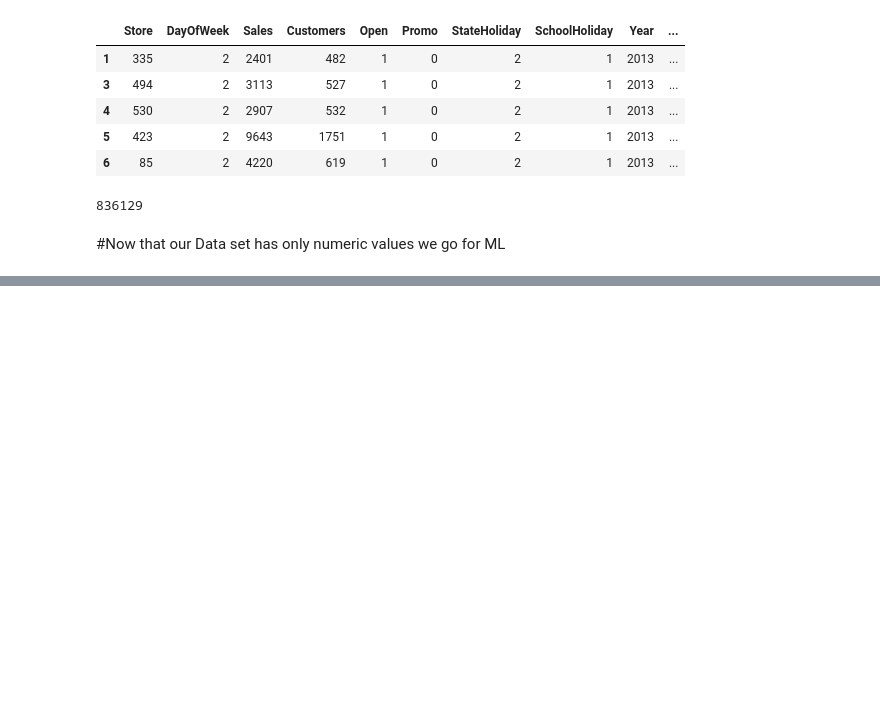
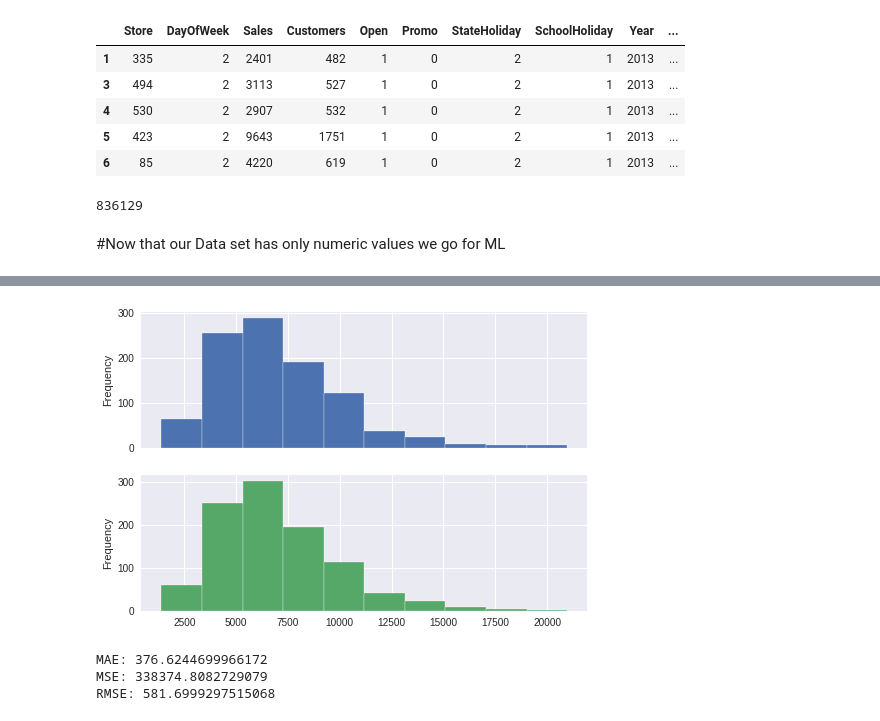
Before and after one commit to asim5800/Retail-Sales-Prediction, a Jupyter notebook: Asim_Rossmann_Sales_Prediction_Capstone_Project.ipynb, the cells around one changed output, grey strips where cells are left out. Cells and saved outputs as stored; diff of their text form; code cells hidden in the pictures; blank space fills up the shorter version.

```diff
--- a/Asim_Rossmann_Sales_Prediction_Capstone_Project.ipynb
+++ b/Asim_Rossmann_Sales_Prediction_Capstone_Project.ipynb
@@ -515,0 +682,8 @@ Name: Sales, Length: 642008, dtype: int64
+# %%
+import matplotlib as mpl
+mpl.rcParams['agg.path.chunksize'] = 10000
+# %%
+visual_sample = predictions[:1000]
+visual_sample1 = y_test[:1000]
+
+dataset = pd.DataFrame({'real': visual_sample1, 'pred': list(visual_sample)}, columns=['real', 'pred'])
@@ -515,0 +698,16 @@ Name: Sales, Length: 642008, dtype: int64
+# %%
+#plotting
+plt.style.use('seaborn')
+dataset.plot.hist(subplots=True, legend=False);
+# %% [output]
+[figure, added]
+# %%
+from sklearn import metrics
+
+print('MAE:', metrics.mean_absolute_error(y_test, predictions))
+print('MSE:', metrics.mean_squared_error(y_test, predictions))
+print('RMSE:', np.sqrt(metrics.mean_squared_error(y_test, predictions)))
+# %% [output]
+MAE: 376.6244699966172
+MSE: 338374.8082729079
+RMSE: 581.6999297515068
```
Also changed, not shown: parts of 45 cells of this notebook.
